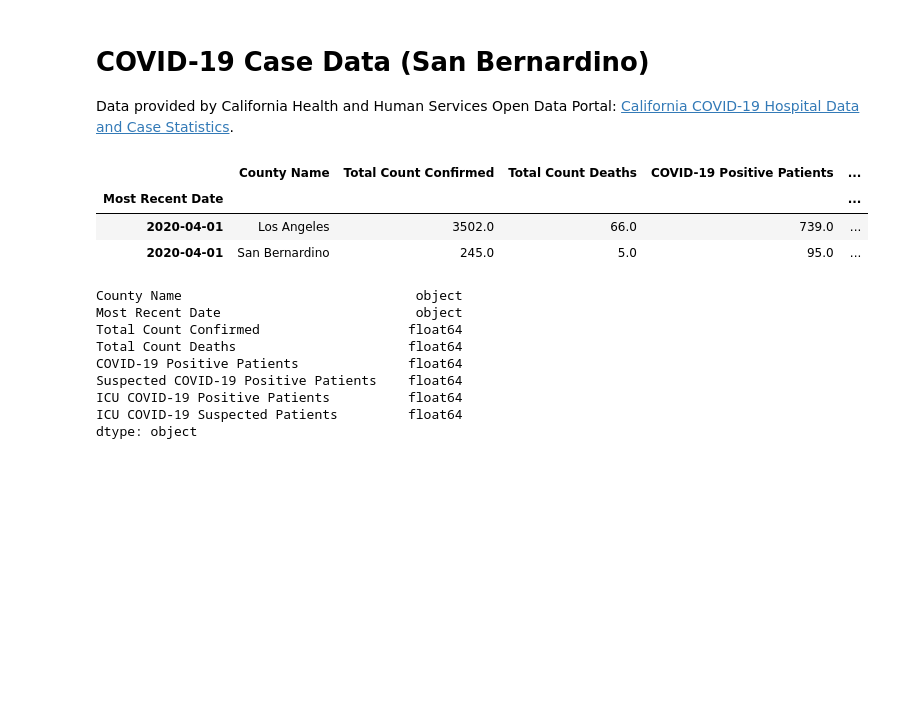
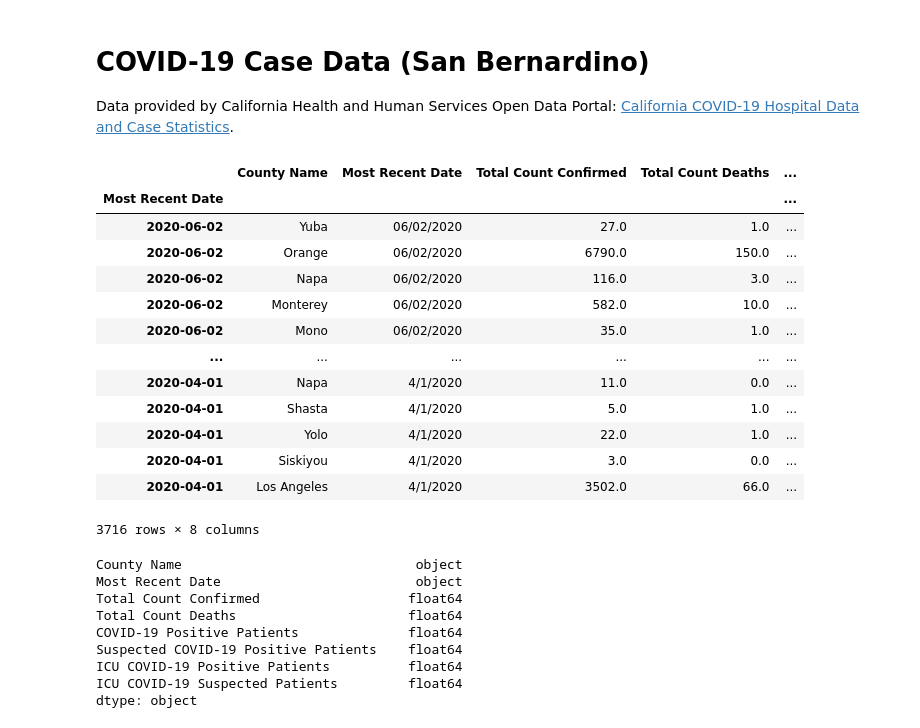
Before and after one commit to SarahEGood/covid19-SB, a Jupyter notebook: San_Bernardino_COVID-19_Data.ipynb, the cells around one changed output. Cells and saved outputs as stored; diff of their text form; code cells hidden in the pictures; blank space fills up the shorter version.

```diff
--- a/San_Bernardino_COVID-19_Data.ipynb
+++ b/San_Bernardino_COVID-19_Data.ipynb
@@ -5,19 +5,27 @@ Data provided by California Health and Human Services Open Data Portal: [Califor
 # %%
 import pandas as pd
 import numpy as np
 import matplotlib.pyplot as plt
 import seaborn as sns
 
 df = pd.read_csv("data/covid19data.csv")
 
 # Make index the date column.
 df.index = pd.DatetimeIndex(df['Most Recent Date'])
-df.pop('Most Recent Date')
-
-df.head(2)
+df.sort_index(ascending = False)
 # %% [output]
-|  | County Name | Total Count Confirmed | Total Count Deaths | COVID-19 Positive Patients | ... |
+|  | County Name | Most Recent Date | Total Count Confirmed | Total Count Deaths | ... |
 | Most Recent Date |  |  |  |  | ... |
-| 2020-04-01 | Los Angeles | 3502.0 | 66.0 | 739.0 | ... |
-| 2020-04-01 | San Bernardino | 245.0 | 5.0 | 95.0 | ... |
+| 2020-06-02 | Yuba | 06/02/2020 | 27.0 | 1.0 | ... |
+| 2020-06-02 | Orange | 06/02/2020 | 6790.0 | 150.0 | ... |
+| 2020-06-02 | Napa | 06/02/2020 | 116.0 | 3.0 | ... |
+| 2020-06-02 | Monterey | 06/02/2020 | 582.0 | 10.0 | ... |
+| 2020-06-02 | Mono | 06/02/2020 | 35.0 | 1.0 | ... |
+| ... | ... | ... | ... | ... | ... |
+| 2020-04-01 | Napa | 4/1/2020 | 11.0 | 0.0 | ... |
+| 2020-04-01 | Shasta | 4/1/2020 | 5.0 | 1.0 | ... |
+| 2020-04-01 | Yolo | 4/1/2020 | 22.0 | 1.0 | ... |
+| 2020-04-01 | Siskiyou | 4/1/2020 | 3.0 | 0.0 | ... |
+| 2020-04-01 | Los Angeles | 4/1/2020 | 3502.0 | 66.0 | ... |
+3716 rows × 8 columns
 # %%
```
Also changed, not shown: parts of 5 cells of this notebook.
